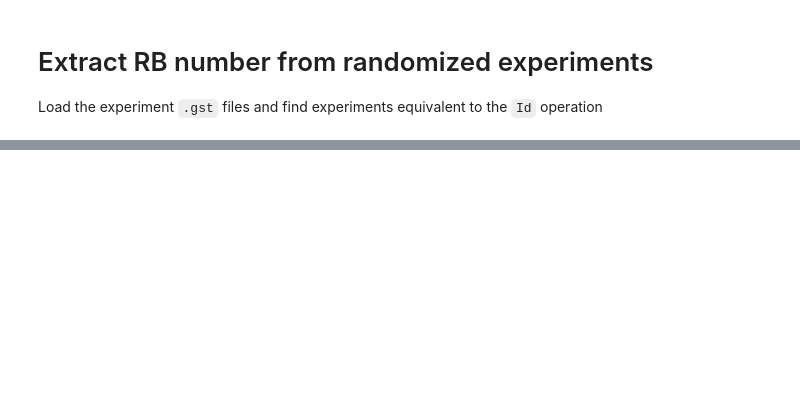
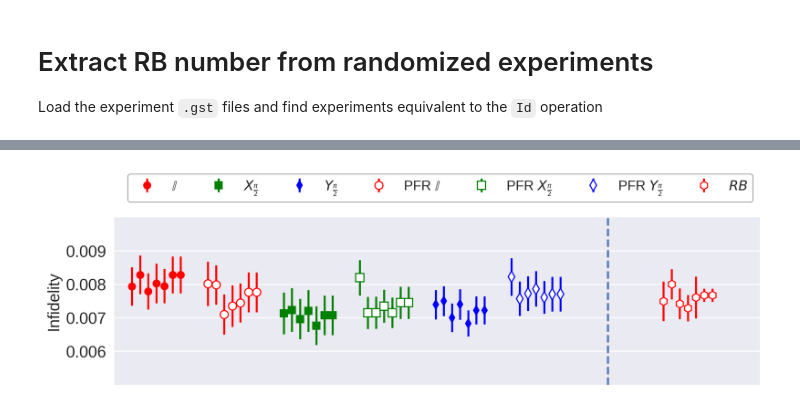
Before and after one commit to matthewware/RGST-analysis, a Jupyter notebook: notebooks/RB_analysis_from_GST.ipynb, the cells around one changed output, grey strips where cells are left out. Drawn from its saved outputs; the diff is of its cells as text; code cells hidden in the pictures; blank space fills up the shorter version.

```diff
--- a/notebooks/RB_analysis_from_GST.ipynb
+++ b/notebooks/RB_analysis_from_GST.ipynb
@@ -171,0 +204,64 @@ ylim(0.005, 0.01)
+# %%
+font_size = 14
+
+figure(figsize=(9,3))
+
+color = ["r","g","b"]
+labels = [L"$\mathbb{I}$",L"$X_\frac{\pi}{2}$",L"$Y_\frac{\pi}{2}$"]
+marker = ["o","s","d"]
+for i=1:3
+    errorbar(
+        x=2*(i-1)+1.5+0.75/7*collect(1:7)-0.75/2,
+        y=1-gst_avgfid'[1:7,i]|>vec,
+        yerr=gst_avgfid_err[i,:],
+        fmt="$(color[i])$(marker[i])",
+        label=labels[i]
+    )
+end
+for i=1:3
+    errorbar(
+        x=2*(i-1)+2.5+0.75/7*collect(1:7)-0.75/2,
+        y=1-rgst_avgfid'[1:7,i]|>vec,
+        yerr=rgst_avgfid_err[i,:],
+        fmt="$(color[i])$(marker[i])",
+        mfc="white",
+        mew=1,
+        label=latexstring("PFR ",labels[i])
+    )
+end
+errorbar(
+    x=8.5+0.75/7*collect(1:7)-0.75/2,
+    y=infidelities,
+    yerr=infid_err,
+    fmt="rh",
+    mfc="white",
+    mew=1,
+    label=latexstring("RB")
+)
+vlines(7.5, ymin=.005, ymax=.01, linestyles="dashed")
+ylim([.005,.01])
+yticks([0.006,0.007,0.008,0.009])
+
+xlim([1,9.5])
+xticks([])
+ylabel("Infidelity", fontsize=font_size)
+legend(bbox_to_anchor=(1, 1.3),
+       fontsize=10.75,
+       frameon=true,
+       edgecolor="black",
+       facecolor="white",
+       ncol=7,
+       fontsize=12)
+
+xticks(fontsize=font_size)
+yticks(fontsize=font_size)
+
+# annotate("(a)",
+#             xy=(0.025,.96), xycoords="figure fraction",
+#             horizontalalignment="left", verticalalignment="top",
+#             fontsize=20)
+
+tight_layout()
+# savefig("../figs/RB_infidelity.pdf", dpi=600)
+# %% [output]
+[figure, added]
```
Also changed, not shown: parts of 14 cells of this notebook.
